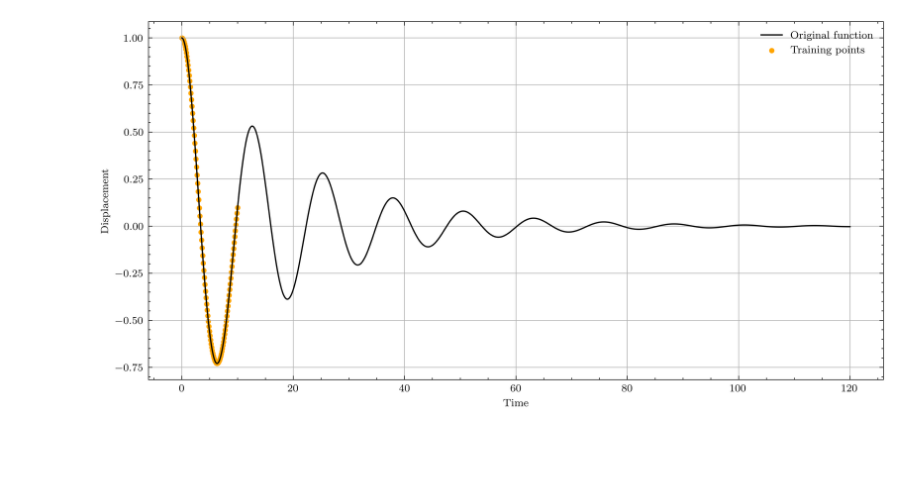
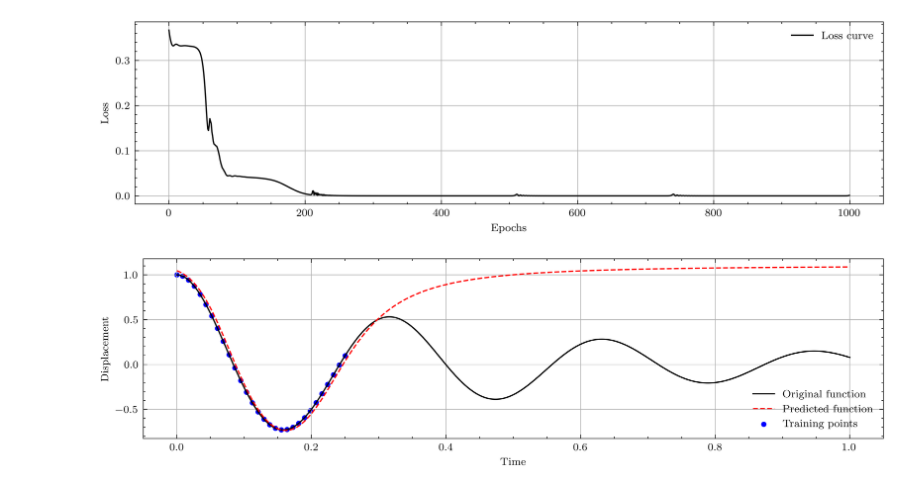
Before and after one commit to AZarbade/PINN-comparative-study, a Jupyter notebook: src/nn_compare.ipynb, the cells around one changed output. Drawn from its saved outputs; the diff is of its cells as text; code cells hidden in the pictures; blank space fills up the shorter version.

```diff
--- a/src/nn_compare.ipynb
+++ b/src/nn_compare.ipynb
@@ -41,0 +82,36 @@ x_test = torch.tensor(exact_function(t_test.detach().numpy())).view(-1, 1).requi
+# %%
+model = FCNN(1, 1, 32, 8)
+
+# Define the loss function and optimizer
+criterion = nn.MSELoss()
+optimizer = optim.Adam(model.parameters(), lr=1e-3)
+
+# Train the neural network
+loss_curve = {
+    "epoch": [],
+    "loss": [],
+}
+num_epochs = 1_000
+for epoch in range(num_epochs):
+    model.train()
+
+    optimizer.zero_grad()
+
+    loss = loss_calc(model, criterion)
+    loss.backward()
+    optimizer.step()
+
+    loss_curve["epoch"].append(epoch)
+    loss_curve["loss"].append(loss.item())
+
+    # Print the loss every 100 epochs
+    if (epoch + 1) % 100 == 0:
+        print(f'Epoch [{epoch+1}/{num_epochs}], Loss: {loss.item():.8f}')
+
+model_path = f"../src/model/model_nn.pt"
+torch.save(model.state_dict(), model_path)
+print("model saved!")
+
+# model.load_state_dict(torch.load(model_path))
+model.eval()
+predictions = model(t_test)
@@ -42,13 +130,24 @@ x_test = torch.tensor(exact_function(t_test.detach().numpy())).view(-1, 1).requi
+# %%
+# Plot the loss curve
+fig, ax = plt.subplots(figsize=(10, 2.5))
+ax.plot(loss_curve['epoch'], loss_curve['loss'], label='Loss curve')
+ax.set_xlabel('Epochs')
+ax.set_ylabel('Loss')
+plt.grid()
+plt.legend()
+plt.show()
+# %% [output]
+[figure, added]
 # %%
 # Plot the original function and the predicted function
-fig, ax = plt.subplots(figsize=(10, 5))
-ax.plot(t_full.detach().numpy(), x_full.detach().numpy(), label='Original function')
-# ax.plot(t_test.detach().numpy(), x_test, label='Test function')
-ax.scatter(t_train.detach().numpy(), x_train.detach().numpy(), label='Training points', color='orange', marker='.')
+fig, ax = plt.subplots(figsize=(10, 2.5))
+ax.plot(t_test.detach().numpy(), x_test.detach().numpy(), label='Original function')
+ax.plot(t_test.detach().numpy(), predictions.detach().numpy(), label='Predicted function', color='red')
+ax.scatter(t_train.detach().numpy(), x_train.detach().numpy(), label='Training points', color='blue', marker='.')
 ax.set_xlabel('Time')
 ax.set_ylabel('Displacement')
 plt.grid()
 plt.legend()
 plt.show()
 # %% [output]
-[figure, old version]
+[figure, new version]
```
Also changed, not shown: parts of 8 cells of this notebook, 6 other files.
